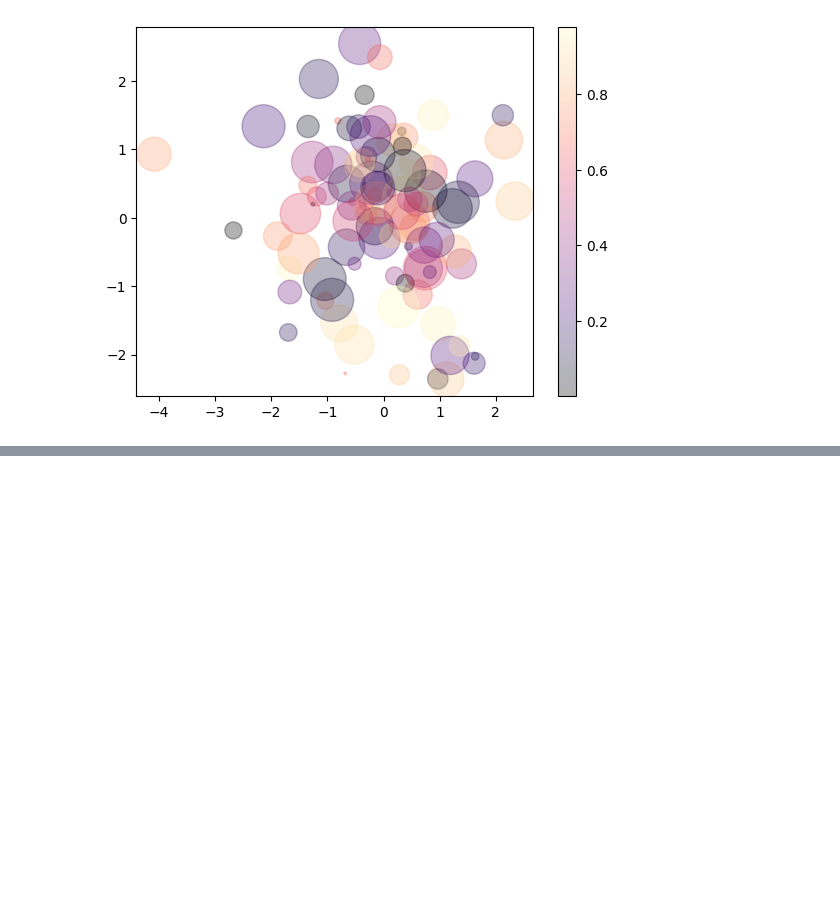
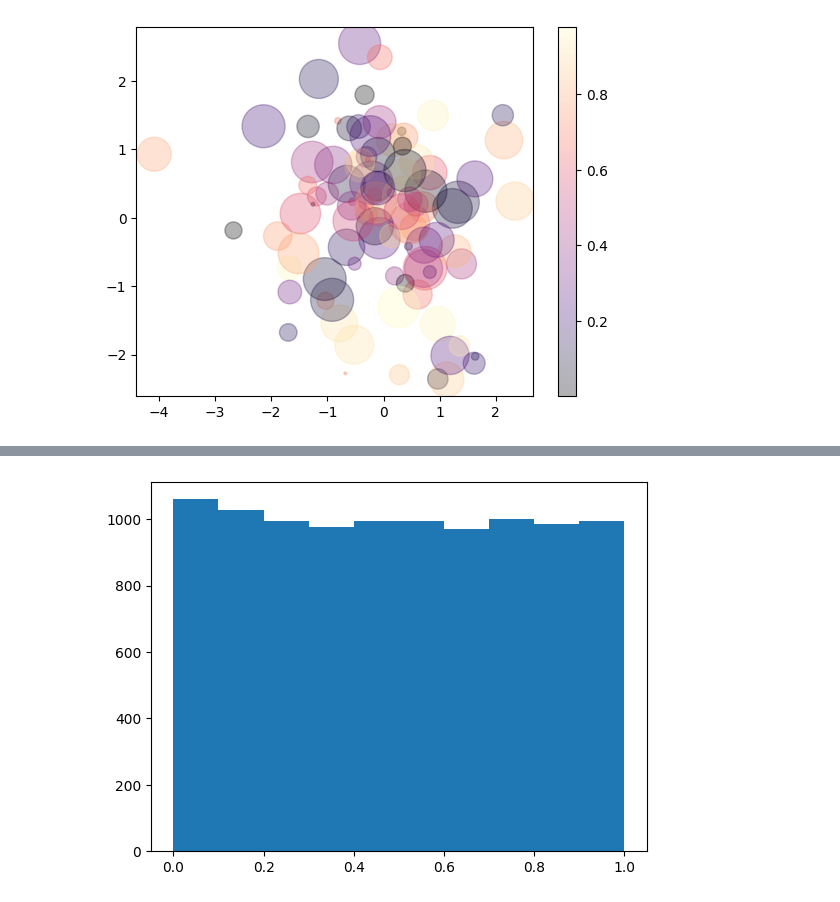
Before and after one commit to datajcthemax/playdata, a Jupyter notebook: day14.ipynb, the cells around one changed output, grey strips where cells are left out. Drawn from its saved outputs; the diff is of its cells as text; code cells hidden in the pictures; blank space fills up the shorter version.

```diff
--- a/day14.ipynb
+++ b/day14.ipynb
@@ -281,0 +289,5 @@ plt.colorbar()
+# %%
+data = np.random.rand(10000)
+plt.hist(data);
+# %% [output]
+[figure, added]
```
Also changed, not shown: parts of 21 cells of this notebook.
